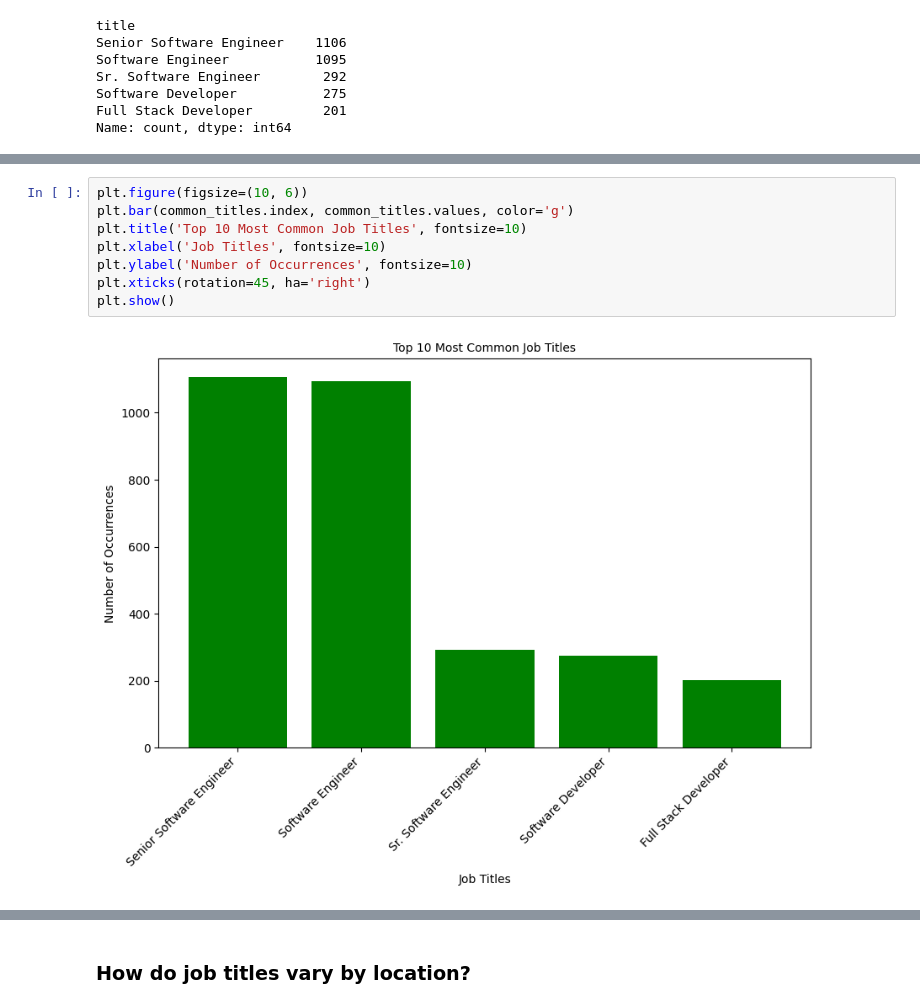
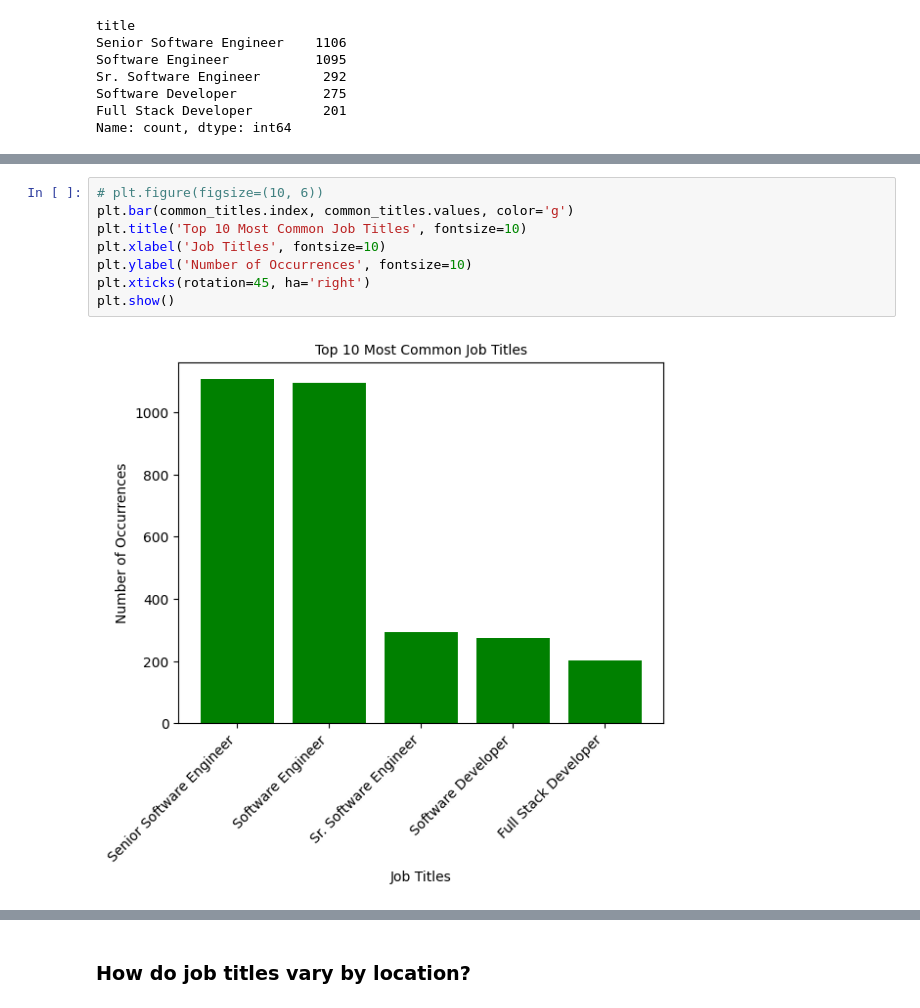
Before and after one commit to LeoIvin/US-SWE-Job-Posting-Analysis, a Jupyter notebook: analysis.ipynb, the cells around one changed output, grey strips where cells are left out. Cells and saved outputs as stored; diff of their text form.

```diff
--- a/analysis.ipynb
+++ b/analysis.ipynb
@@ -166,10 +166,10 @@ plt.grid(True)
 # %%
-plt.figure(figsize=(10, 6))
+# plt.figure(figsize=(10, 6))
 plt.bar(common_titles.index, common_titles.values, color='g')
 plt.title('Top 10 Most Common Job Titles', fontsize=10)
 plt.xlabel('Job Titles', fontsize=10)
 plt.ylabel('Number of Occurrences', fontsize=10)
 plt.xticks(rotation=45, ha='right')
 plt.show()
 # %% [output]
-[figure, old version]
+[figure, new version]
```
Also changed, not shown: parts of 13 cells of this notebook.
